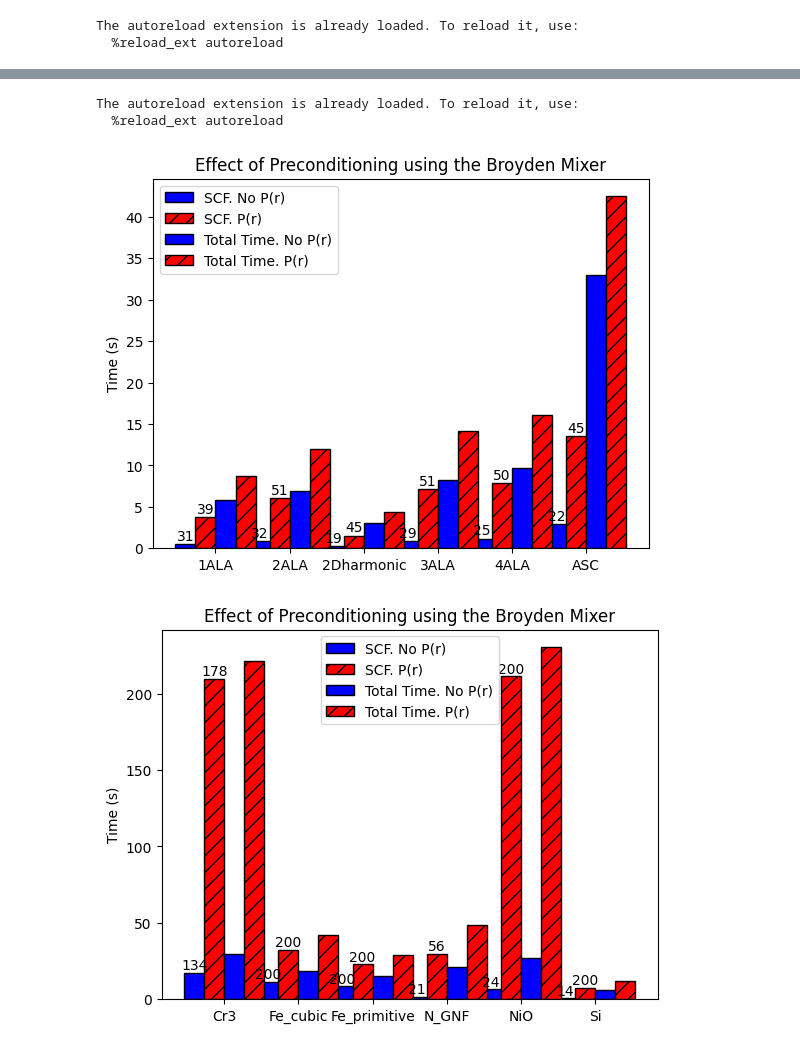
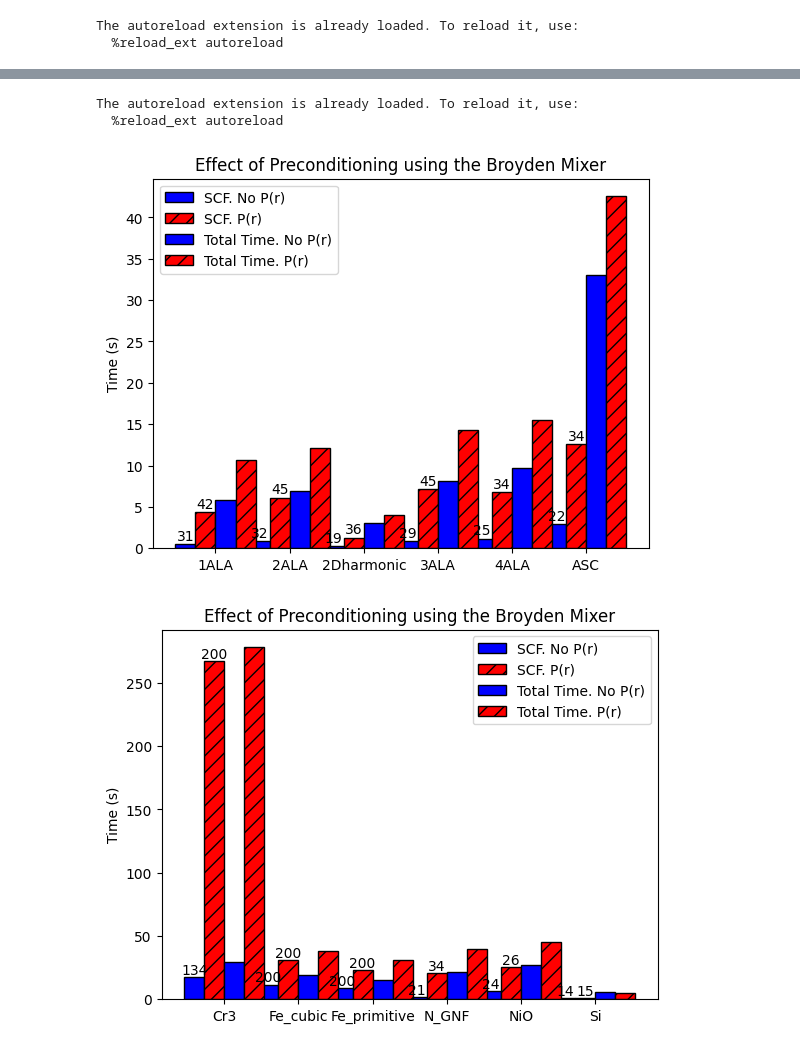
Before and after one commit to AlexBuccheri/oct_flow, a Jupyter notebook: jupyter/kerker_preconditioning.ipynb, the cells around one changed output, grey strips where cells are left out. Cells and saved outputs as stored; diff of their text form; code cells hidden in the pictures.

Commit message:
NB now consistent with data

```diff
--- a/jupyter/kerker_preconditioning.ipynb
+++ b/jupyter/kerker_preconditioning.ipynb
@@ -399,7 +399,7 @@ def number_of_scf_iterations(files) -> List[int]:
     return n_scf
 
 
-def package_bar_data(root, systems, mixer) -> tuple:
+def package_bar_data(files) -> tuple:
     """
 
     :param root:
@@ -407,15 +407,13 @@ def package_bar_data(root, systems, mixer) -> tuple:
     :param mixer:
     :return:
     """
-    files = [f'{root}/no_preconditioning/{system}_{mixer}' for system in systems]
-    scf_no_pre_values = bar_chart_data_single_field(files, 'SCF_CYCLE', 'TOTAL_TIME')
-    total_no_pre_values = bar_chart_data_single_field(files, 'COMPLETE_RUN', 'TOTAL_TIME')
-    nscf_no_pre = number_of_scf_iterations(files)
+    scf_no_pre_values = bar_chart_data_single_field(files['without'], 'SCF_CYCLE', 'TOTAL_TIME')
+    total_no_pre_values = bar_chart_data_single_field(files['without'], 'COMPLETE_RUN', 'TOTAL_TIME')
+    nscf_no_pre = number_of_scf_iterations(files['without'])
 
-    files = [f'{root}/preconditioning/{system}_{mixer}' for system in systems]
-    scf_pre_values = bar_chart_data_single_field(files, 'SCF_CYCLE', 'TOTAL_TIME')
-    total_pre_values = bar_chart_data_single_field(files, 'COMPLETE_RUN', 'TOTAL_TIME')
-    nscf_pre = number_of_scf_iterations(files)
+    scf_pre_values = bar_chart_data_single_field(files['with'], 'SCF_CYCLE', 'TOTAL_TIME')
+    total_pre_values = bar_chart_data_single_field(files['with'], 'COMPLETE_RUN', 'TOTAL_TIME')
+    nscf_pre = number_of_scf_iterations(files['with'])
 
     fields = [{'data': scf_no_pre_values, 'label': 'SCF. No P(r)', 'color': 'b', 'hatch': '', 'edgecolor': 'black'},
               {'data': scf_pre_values, 'label': 'SCF. P(r)', 'color': 'r', 'hatch': '//', 'edgecolor': 'black'},
@@ -455,36 +453,45 @@ root = os.path.join(notebook_dir, '..', 'results')
 # n_plots = 3
 # indices = create_batches(len(systems), n_batches=n_plots)
 #
 # # Batch the plots up, so they fit
 # for i1, i2 in indices:
 #     systems = all_systems[i1:i2]
 #     fields, bar_labels = package_bar_data(root, systems, 'broyden')
 #     title = 'Effect of Preconditioning using the Broyden Mixer'
 #     bar_plot(systems, fields, bar_labels=bar_labels, title=title)
 
 # Manual batching
+files = {}
 # TODO(Alex) Group systems with similar timings.
 systems = ['1ALA', '2ALA', '2Dharmonic', '3ALA', '4ALA', 'ASC']
-fields, bar_labels = package_bar_data(root, systems, 'broyden')
+files['without'] = [f'{root}/no_preconditioning/broyden/{system}' for system in systems]
+files['with'] = [f'{root}/preconditioning_potential_defaults/{system}' for system in systems]
+fields, bar_labels = package_bar_data(files)
 title = 'Effect of Preconditioning using the Broyden Mixer'
 bar_plot(systems, fields, bar_labels=bar_labels, title=title)
 
 systems = ['Cr3', 'Fe_cubic', 'Fe_primitive', 'N_GNF', 'NiO', 'Si']
-fields, bar_labels = package_bar_data(root, systems, 'broyden')
+files['without'] = [f'{root}/no_preconditioning/broyden/{system}' for system in systems]
+files['with'] = [f'{root}/preconditioning_potential_defaults/{system}' for system in systems]
+fields, bar_labels = package_bar_data(files)
 title = 'Effect of Preconditioning using the Broyden Mixer'
 bar_plot(systems, fields, bar_labels=bar_labels, title=title)
 
 systems = ['Si001_1x1_2H', 'TiO2', 'WSe2', 'benzene', 'beta-cyclodextrin']
-fields, bar_labels = package_bar_data(root, systems, 'broyden')
+files['without'] = [f'{root}/no_preconditioning/broyden/{system}' for system in systems]
+files['with'] = [f'{root}/preconditioning_potential_defaults/{system}' for system in systems]
+fields, bar_labels = package_bar_data(files)
 title = 'Effect of Preconditioning using the Broyden Mixer'
 bar_plot(systems, fields, bar_labels=bar_labels, title=title)
 
 systems = ['betaine', 'methane', 'oxyluciferin', 'polyFePc', 'tetraazacubane']
-fields, bar_labels = package_bar_data(root, systems, 'broyden')
+files['without'] = [f'{root}/no_preconditioning/broyden/{system}' for system in systems]
+files['with'] = [f'{root}/preconditioning_potential_defaults/{system}' for system in systems]
+fields, bar_labels = package_bar_data(files)
 title = 'Effect of Preconditioning using the Broyden Mixer'
 bar_plot(systems, fields, bar_labels=bar_labels, title=title)
 # %% [output]
 The autoreload extension is already loaded. To reload it, use:
   %reload_ext autoreload
-[figure, old version]
+[figure, new version]
-[figure, old version]
+[figure, new version]
```
Also changed, not shown: parts of 3 cells of this notebook.
